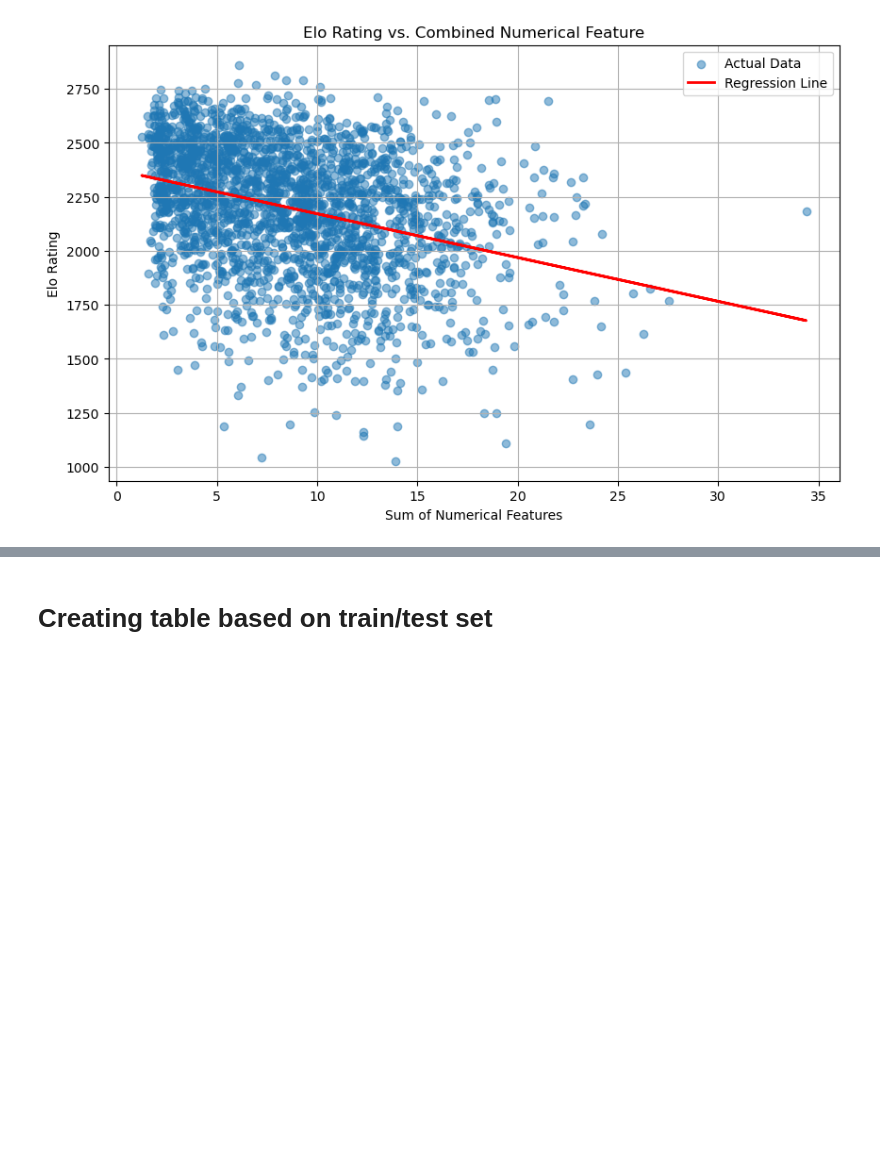
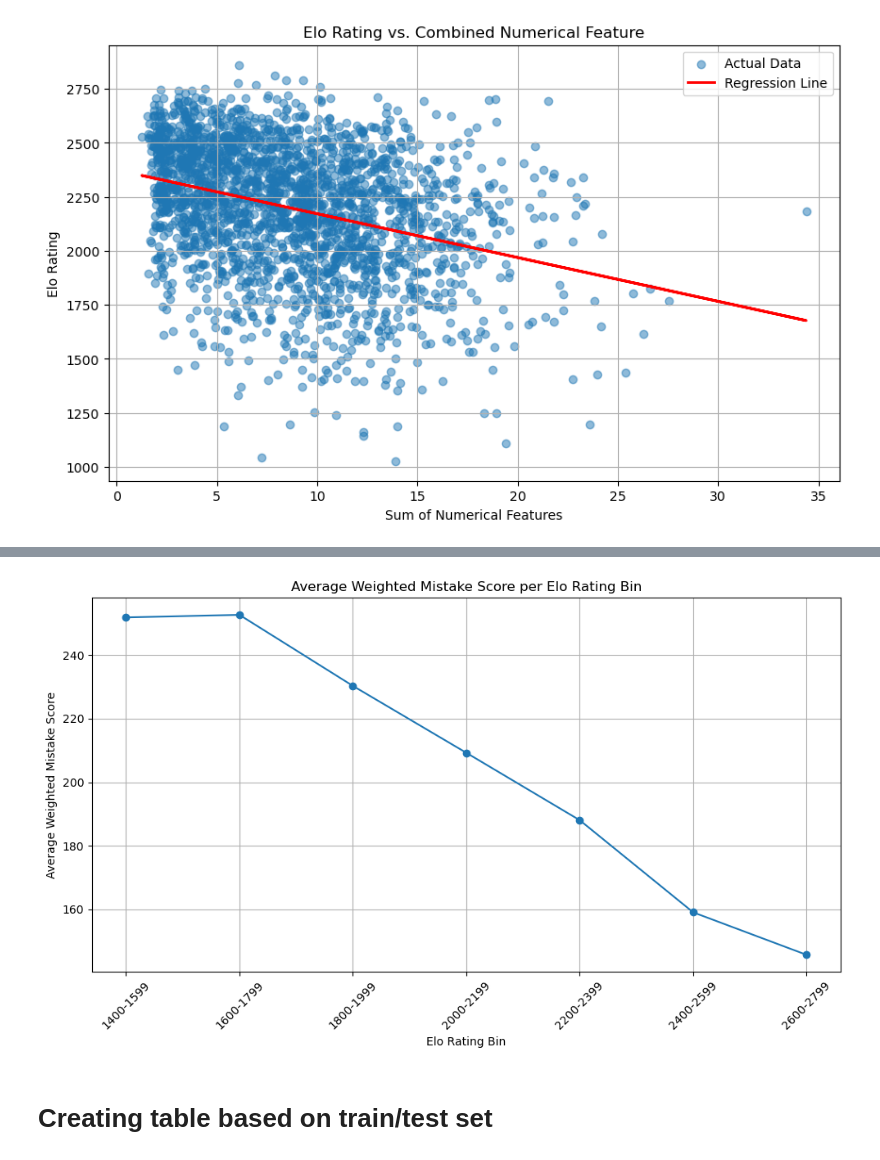
Before and after one commit to dosoe/Guess-The-Elo, a Jupyter notebook: data_analysis/Linear_Regression.ipynb, the cells around one changed output, grey strips where cells are left out. Drawn from its saved outputs; the diff is of its cells as text; code cells hidden in the pictures; blank space fills up the shorter version.

```diff
--- a/data_analysis/Linear_Regression.ipynb
+++ b/data_analysis/Linear_Regression.ipynb
@@ -347,3 +486,82 @@ plt.show()
+# %%
+# Step 1: Create a dictionary of mistake coefficients
+mistake_coefficients = mistake_coef_df.set_index('Feature')['Coefficient'].to_dict()
+
+# Normalize the coefficients so that the sum of their absolute values is 1
+total_weight = sum(abs(coef) for coef in mistake_coefficients.values())
+#normalized_coefficients = {k: abs(v) / total_weight for k, v in mistake_coefficients.items()}
+normalized_coefficients = {k: abs(v) for k, v in mistake_coefficients.items()}
+# Step 2: Compute WeightedMistakeScore using normalized coefficients
+new_summary_table['WeightedMistakeScore'] = 0.0
+for label in mistake_labels:
+    coefficient = normalized_coefficients.get(label, 0)
+    new_summary_table['WeightedMistakeScore'] += new_summary_table[label] * coefficient
+
+elo_bins = [1400, 1600, 1800, 2000, 2200, 2400, 2600, 2800]
+
+elo_labels = []
+for i in range(len(elo_bins) - 1):
+    lower = elo_bins[i]
+    upper = elo_bins[i + 1]
+    if np.isinf(upper):
+        label = f'{int(lower)}+'
+    else:
+        upper = upper - 1  # Subtract 1 to make the upper limit inclusive
+        label = f'{int(lower)}-{int(upper)}'
+    elo_labels.append(label)
+
+# Assign Elo bins to the data
+new_summary_table['EloBin'] = pd.cut(
+    new_summary_table['Elo'],
+    bins=elo_bins,
+    labels=elo_labels,
+    right=False  # Left-inclusive intervals
+)
+
+# Remove rows with missing 'EloBin' values
+new_summary_table = new_summary_table.dropna(subset=['EloBin'])
+
+# Step 2: Aggregate the Data
+# Group by EloBin and calculate the average number of mistakes in each category
+avg_mistakes_per_bin = new_summary_table.groupby('EloBin', observed=False)[mistake_labels].mean().reset_index()
+
+
+# Assuming 'new_summary_table', 'mistake_labels', and 'mistake_coef_df' are already defined
+
+
+# Step 3: Create Elo bins and labels
+elo_bins = [1400, 1600, 1800, 2000, 2200, 2400, 2600, 2800]
+elo_labels = []
+for i in range(len(elo_bins) - 1):
+    lower = elo_bins[i]
+    upper = elo_bins[i + 1] - 1  # Subtract 1 to make the upper limit inclusive
+    label = f'{int(lower)}-{int(upper)}'
+    elo_labels.append(label)
+# Assign Elo bins to the data
+new_summary_table['EloBin'] = pd.cut(
+    new_summary_table['Elo'],
+    bins=elo_bins,
+    labels=elo_labels,
+    right=False  # Left-inclusive intervals
+)
+
+# Compute average WeightedMistakeScore per Elo bin
+avg_mistake_per_elo_bin = new_summary_table.groupby('EloBin')['WeightedMistakeScore'].mean().reset_index()
+
+
+
+# Plot the line graph connecting the averages
+plt.figure(figsize=(10, 6))
+plt.plot(avg_mistake_per_elo_bin['EloBin'], avg_mistake_per_elo_bin['WeightedMistakeScore'], marker='o')
+plt.title('Average Weighted Mistake Score per Elo Rating Bin')
+plt.xlabel('Elo Rating Bin')
+plt.ylabel('Average Weighted Mistake Score')
+plt.xticks(rotation=45)
+plt.grid(True)
+plt.tight_layout()
+plt.show()
+# %% [output]
+[figure, added]
 # %% [markdown]
 # Creating table based on train/test set
 # %%
```
Also changed, not shown: parts of 5 cells of this notebook, 2 other files.
